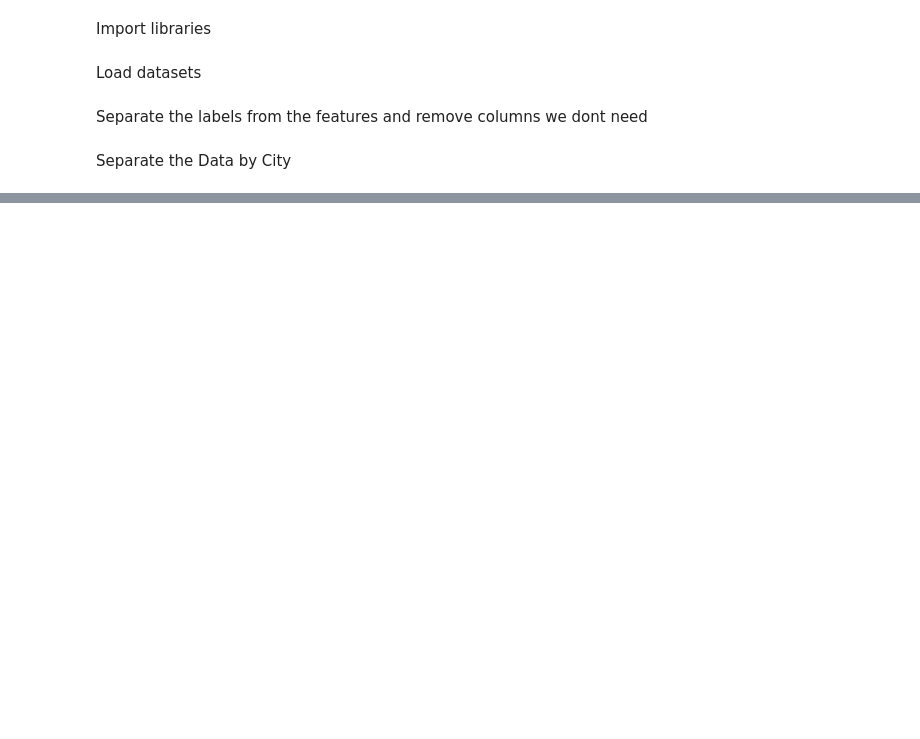
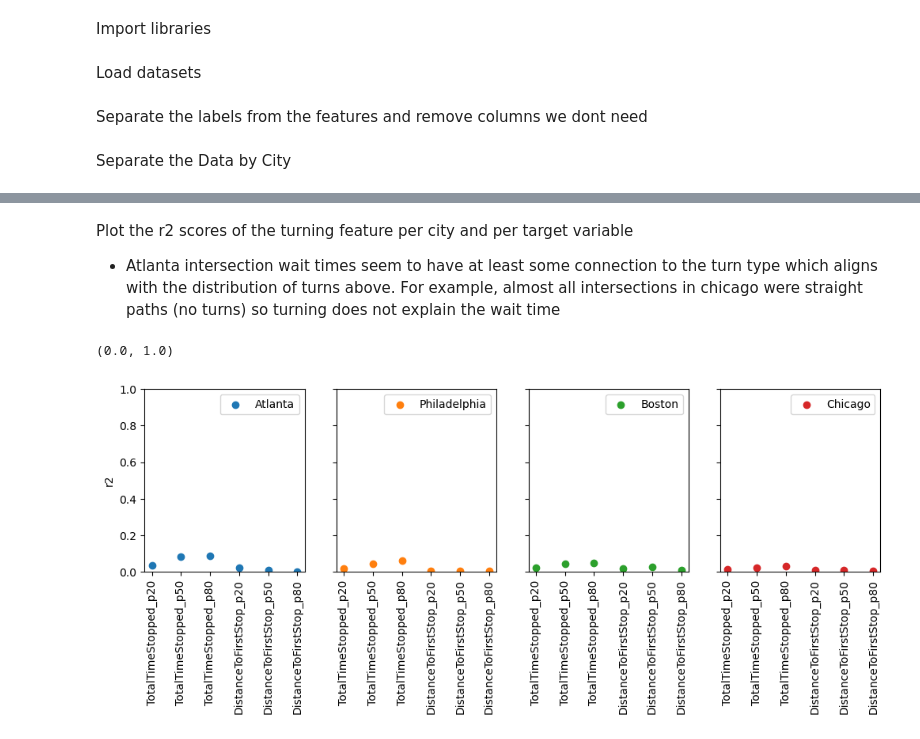
Before and after one commit to Geffen-Cooper/Applied_ML_Project, a Jupyter notebook: exploration/preprocess.ipynb, the cells around one changed output, grey strips where cells are left out. Cells and saved outputs as stored; diff of their text form; code cells hidden in the pictures; blank space fills up the shorter version.

Commit message:
turn type exploration

```diff
--- a/exploration/preprocess.ipynb
+++ b/exploration/preprocess.ipynb
@@ -20,7 +22,7 @@ training_label_cols = ['TotalTimeStopped_p20','TotalTimeStopped_p40','TotalTimeS
                        'DistanceToFirstStop_p20','DistanceToFirstStop_p40','DistanceToFirstStop_p50',
                        'DistanceToFirstStop_p60','DistanceToFirstStop_p80']
 
-df_train_Y = df_train[training_label_cols]
+df_train_y = df_train[training_label_cols]
 
 # drop columns not needed
 df_test_X = df_test.drop(columns=['RowId'])
@@ -29,15 +31,29 @@ df_train_X = df_train.drop(columns=['RowId']+training_label_cols)
 Separate the Data by City
 # %%
 cities = ['Atlanta','Philadelphia','Boston','Chicago']
-city_training_datasets = {}
-city_testing_datasets = {}
+city_training_datasets_X = {}
+city_training_datasets_y = {}
+city_testing_datasets_X = {}
 
 # training
 for city in cities:
-    city_training_datasets[city] = df_train_X.loc[df_train_X['City'] == city]
-    city_training_datasets[city] = city_training_datasets[city].drop(columns=['City'])
+    # get rows for this city
+    city_idxs = (df_train_X['City'] == city).values.nonzero()[0]
+
+    # get X (data) and y (labels)
+    city_training_datasets_X[city] = df_train_X.loc[city_idxs]
+    city_training_datasets_y[city] = df_train_y.loc[city_idxs]
+
+    # drop the city column from X (data)
+    city_training_datasets_X[city] = city_training_datasets_X[city].drop(columns=['City'])
 
 # testing
 for city in cities:
-    city_testing_datasets[city] = df_test_X.loc[df_test_X['City'] == city]
-    city_testing_datasets[city] = city_testing_datasets[city].drop(columns=['City'])
+    # get rows for this city
+    city_idxs = (df_test_X['City'] == city).values.nonzero()[0]
+
+    # get X (data)
+    city_testing_datasets_X[city] = df_test_X.loc[city_idxs]
+
+    # drop the city column from X (data)
+    city_testing_datasets_X[city] = city_testing_datasets_X[city].drop(columns=['City'])
@@ -43,0 +161,20 @@ for city in cities:
+# %% [markdown]
+Plot the r2 scores of the turning feature per city and per target variable
+* Atlanta intersection wait times seem to have at least some connection to the turn type which aligns with the distribution of turns above. For example, almost all intersections in chicago were straight paths (no turns) so turning does not explain the wait time
+# %%
+prop_cycle = plt.rcParams['axes.prop_cycle']
+colors = prop_cycle.by_key()['color']
+fig,ax = plt.subplots(1,len(cities),figsize=(12,3),sharey=True)
+for city_i,city in enumerate(cities):
+    for target_i,target_col in enumerate(target_cols):
+        if target_i == 0:
+            ax[city_i].scatter(target_i,straight_X_r2s[city][target_col],c=colors[city_i],label=city)
+        else:
+            ax[city_i].scatter(target_i,straight_X_r2s[city][target_col],c=colors[city_i])
+        ax[city_i].set_xticks(np.arange(6),target_cols,rotation=90)
+    ax[city_i].legend()
+ax[0].set_ylabel("r2")
+ax[0].set_ylim([0,1])
+# %% [output]
+(0.0, 1.0)
+[figure, added]
```
Also changed, not shown: parts of 3 cells of this notebook, 1 other file.
